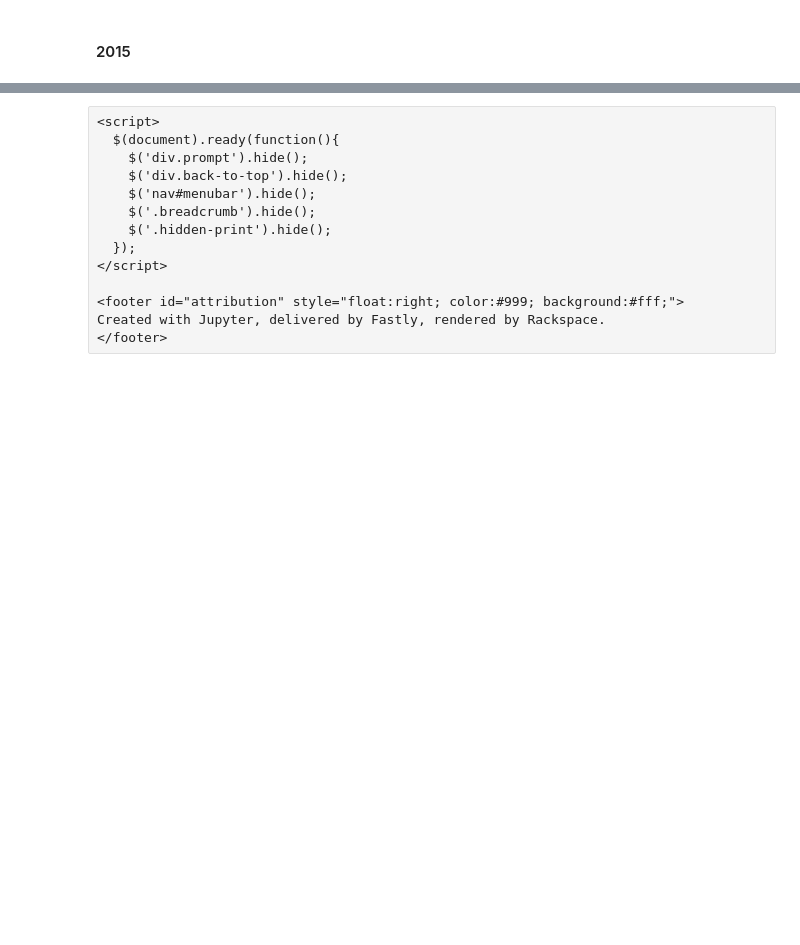
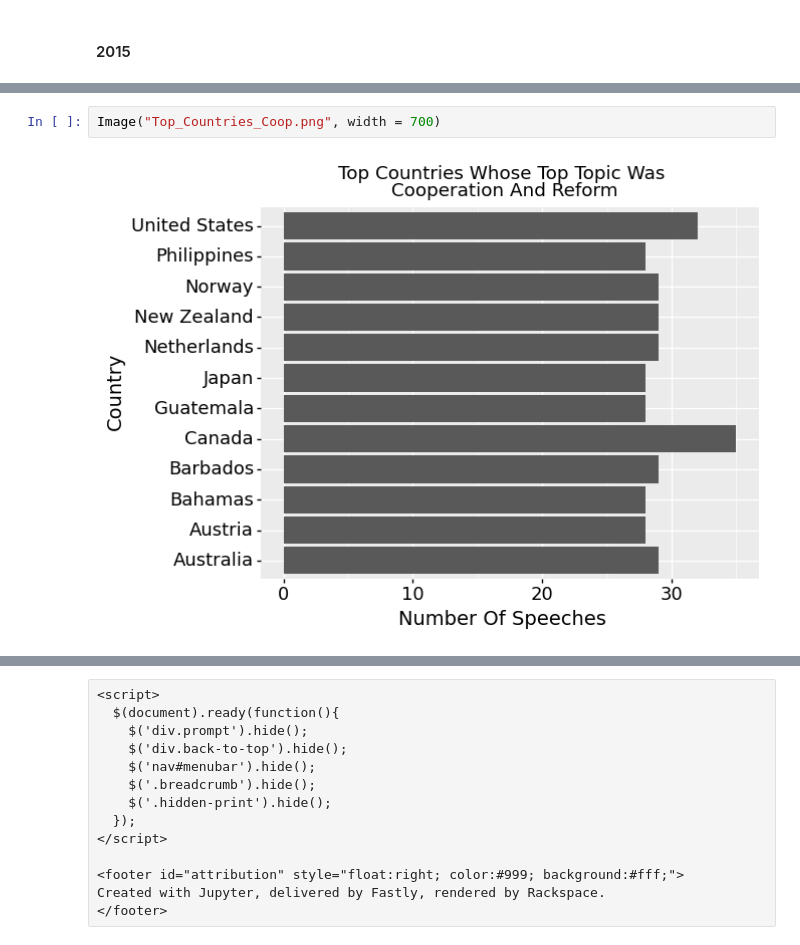
Before and after one commit to jghuynh/Topic-Modeling-UN-Speeches, a Jupyter notebook: Presentation_Topic_Modeling.ipynb, the cells around one changed output, grey strips where cells are left out. Cells and saved outputs as stored; diff of their text form; blank space fills up the shorter version.

```diff
--- a/Presentation_Topic_Modeling.ipynb
+++ b/Presentation_Topic_Modeling.ipynb
@@ -359,0 +434,4 @@ Image("topicsPerYear.png")
+# %%
+Image("Top_Countries_Coop.png", width = 700)
+# %% [output]
+[figure, added]
```
Also changed, not shown: parts of 19 cells of this notebook, 1 other file.
